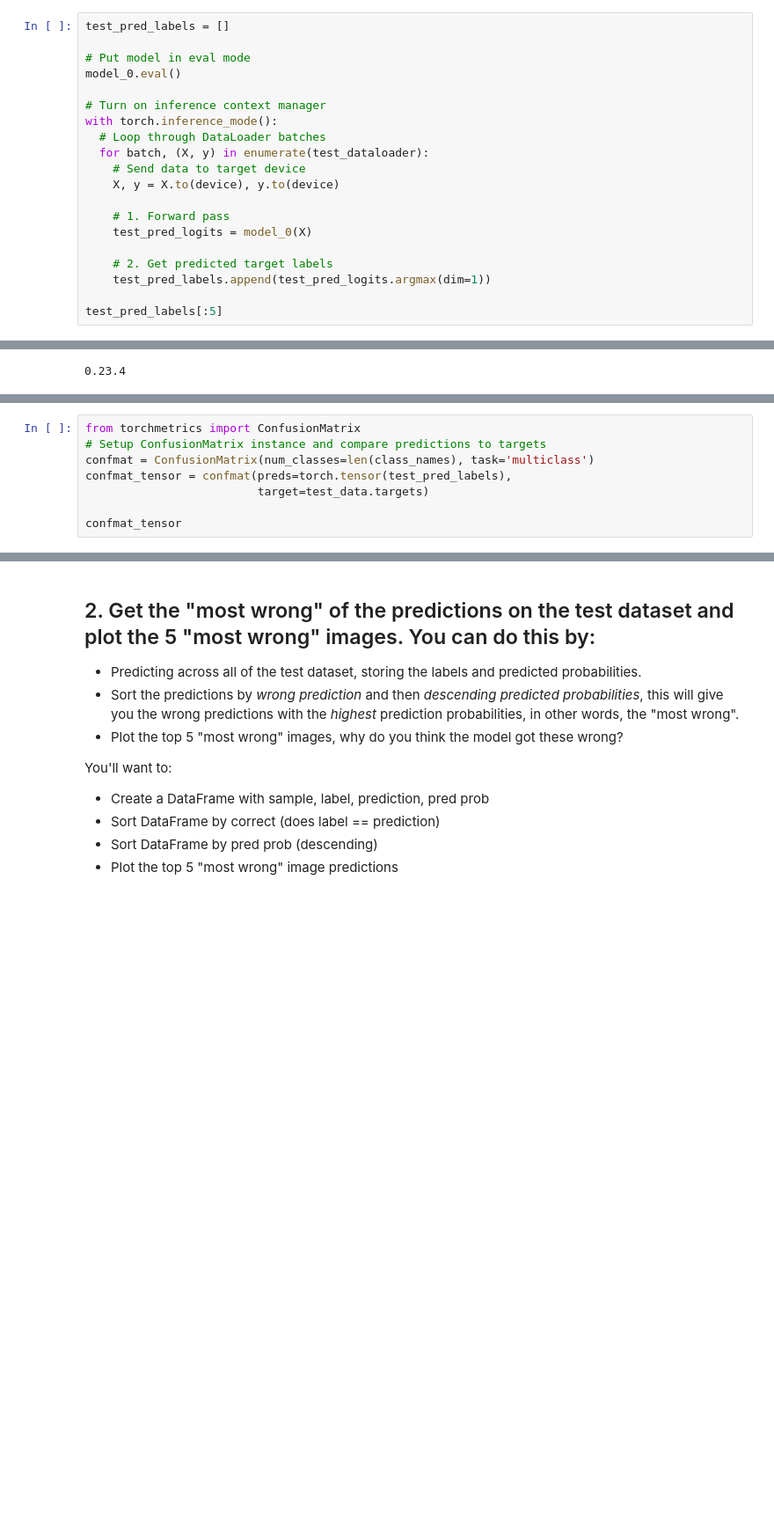
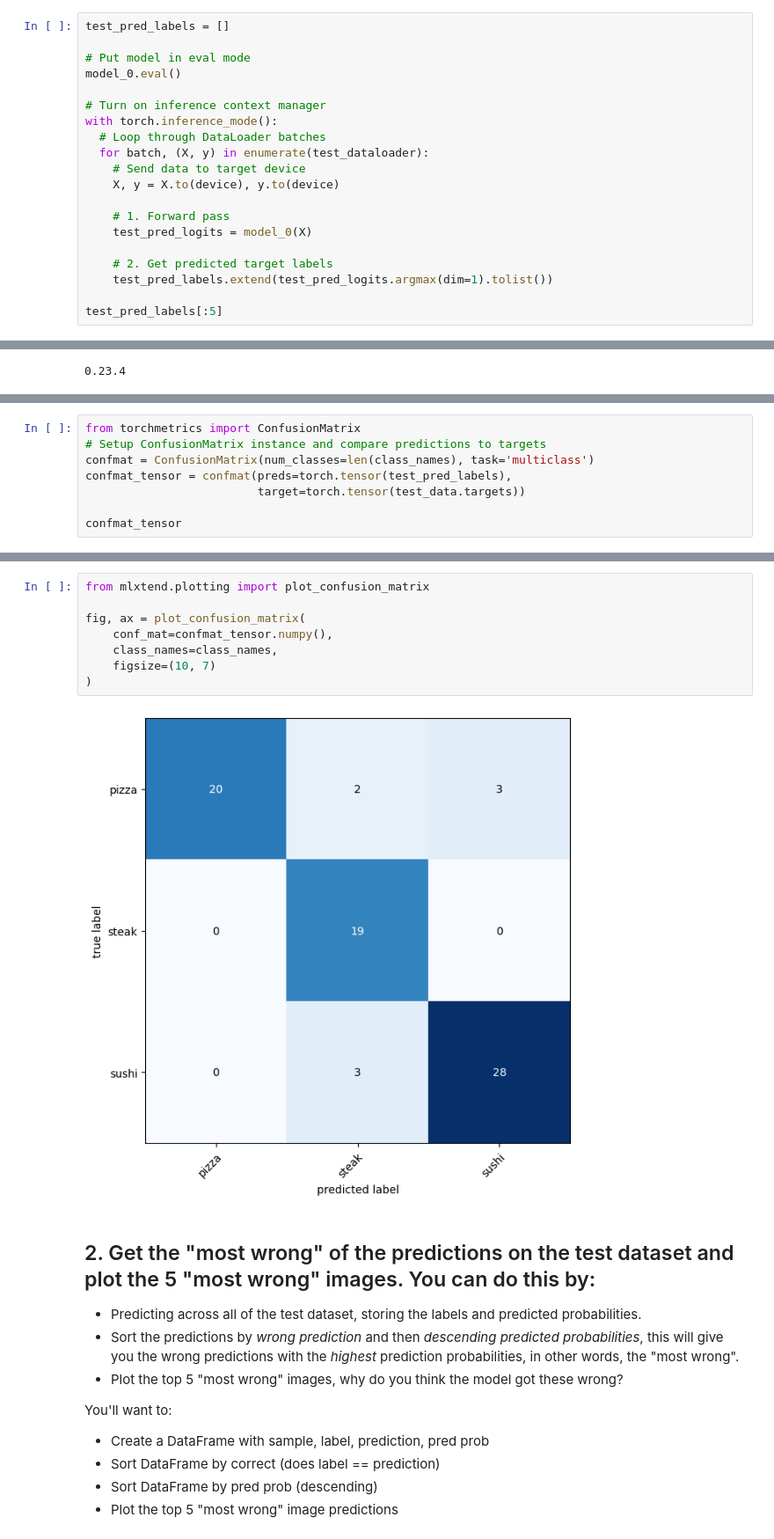
Before and after one commit to aRod209/pytorch-for-deep-learning, a Jupyter notebook: exercises/06_pytorch_transfer_learning_exercises.ipynb, the cells around one changed output, grey strips where cells are left out. Shown at 88% size. Saved outputs shown, nothing was run; the diff lists cells and outputs as text; blank space fills up the shorter version.

Commit message:
Create plot of confmat tensor

```diff
--- a/exercises/06_pytorch_transfer_learning_exercises.ipynb
+++ b/exercises/06_pytorch_transfer_learning_exercises.ipynb
@@ -208,7 +208,7 @@ with torch.inference_mode():
     test_pred_logits = model_0(X)
 
     # 2. Get predicted target labels
-    test_pred_labels.append(test_pred_logits.argmax(dim=1))
+    test_pred_labels.extend(test_pred_logits.argmax(dim=1).tolist())
 
 test_pred_labels[:5]
 # %% [output]
@@ -250,7 +246,7 @@ from torchmetrics import ConfusionMatrix
 # Setup ConfusionMatrix instance and compare predictions to targets
 confmat = ConfusionMatrix(num_classes=len(class_names), task='multiclass')
 confmat_tensor = confmat(preds=torch.tensor(test_pred_labels),
-                         target=test_data.targets)
+                         target=torch.tensor(test_data.targets))
 
 confmat_tensor
 # %% [output]
@@ -258,3 +256,13 @@ TypeError: only integer tensors of a single element can be converted to an index
+# %%
+from mlxtend.plotting import plot_confusion_matrix
+
+fig, ax = plot_confusion_matrix(
+    conf_mat=confmat_tensor.numpy(),
+    class_names=class_names,
+    figsize=(10, 7)
+)
+# %% [output]
+[figure, added]
 # %% [markdown]
 ## 2. Get the "most wrong" of the predictions on the test dataset and plot the 5 "most wrong" images. You can do this by:
 * Predicting across all of the test dataset, storing the labels and predicted probabilities.
```
Also changed, not shown: parts of 5 cells of this notebook.
